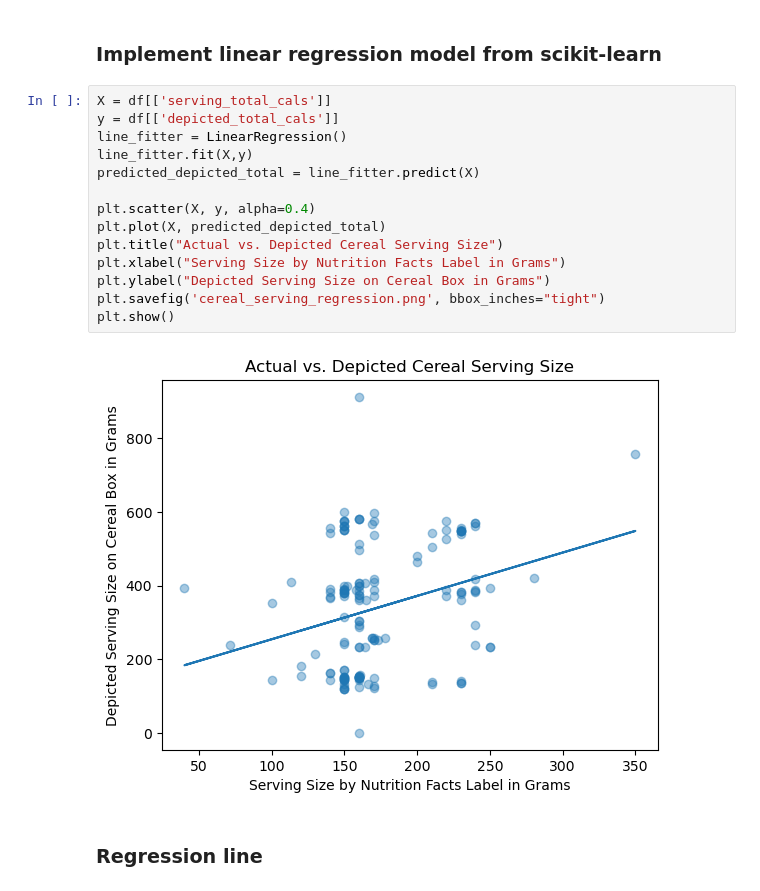
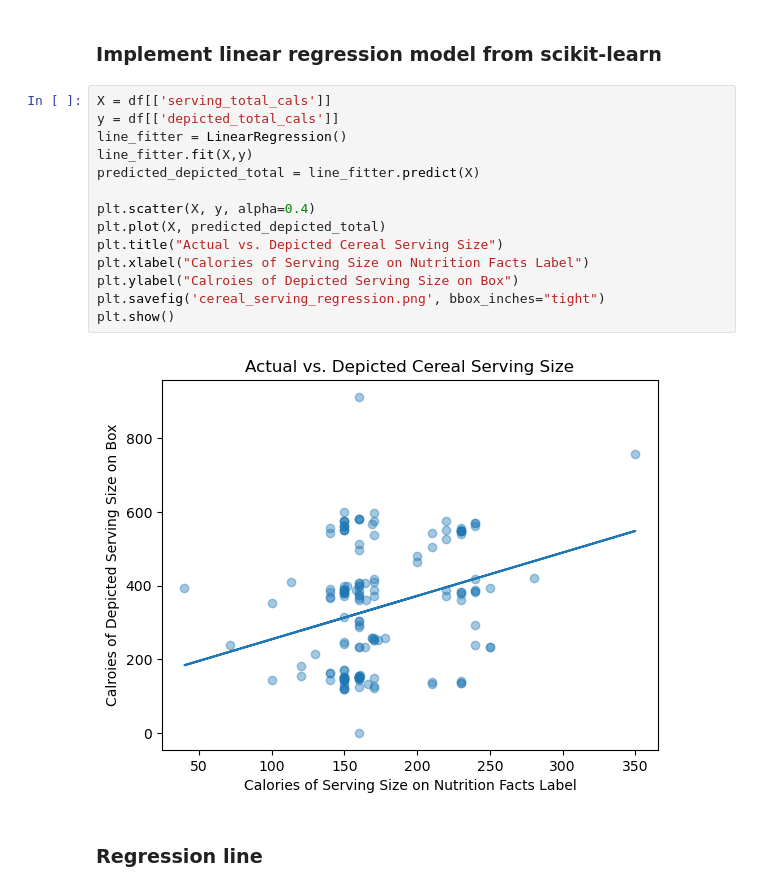
Before and after one commit to Eumi1408/portfolio_projects, a Jupyter notebook: 01_ML_Linear_Regression_Cereal_Study/ML_linear_regression_cereal_servings.ipynb, the cells around one changed output. Saved outputs shown, nothing was run; the diff lists cells and outputs as text.

Commit message:
correct axis labels

```diff
--- a/01_ML_Linear_Regression_Cereal_Study/ML_linear_regression_cereal_servings.ipynb
+++ b/01_ML_Linear_Regression_Cereal_Study/ML_linear_regression_cereal_servings.ipynb
@@ -27,19 +27,19 @@ df['depicted_total_cals'] = df['depicted_total_cals'].astype('float')
 # %%
 X = df[['serving_total_cals']]
 y = df[['depicted_total_cals']]
 line_fitter = LinearRegression()
 line_fitter.fit(X,y)
 predicted_depicted_total = line_fitter.predict(X)
 
 plt.scatter(X, y, alpha=0.4)
 plt.plot(X, predicted_depicted_total)
 plt.title("Actual vs. Depicted Cereal Serving Size")
-plt.xlabel("Serving Size by Nutrition Facts Label in Grams")
-plt.ylabel("Depicted Serving Size on Cereal Box in Grams")
+plt.xlabel("Calories of Serving Size on Nutrition Facts Label")
+plt.ylabel("Calroies of Depicted Serving Size on Box")
 plt.savefig('cereal_serving_regression.png', bbox_inches="tight")
 plt.show()
 # %% [output]
-[figure, old version]
+[figure, new version]
 # %% [markdown]
 ### Regression line
 # %%
```
